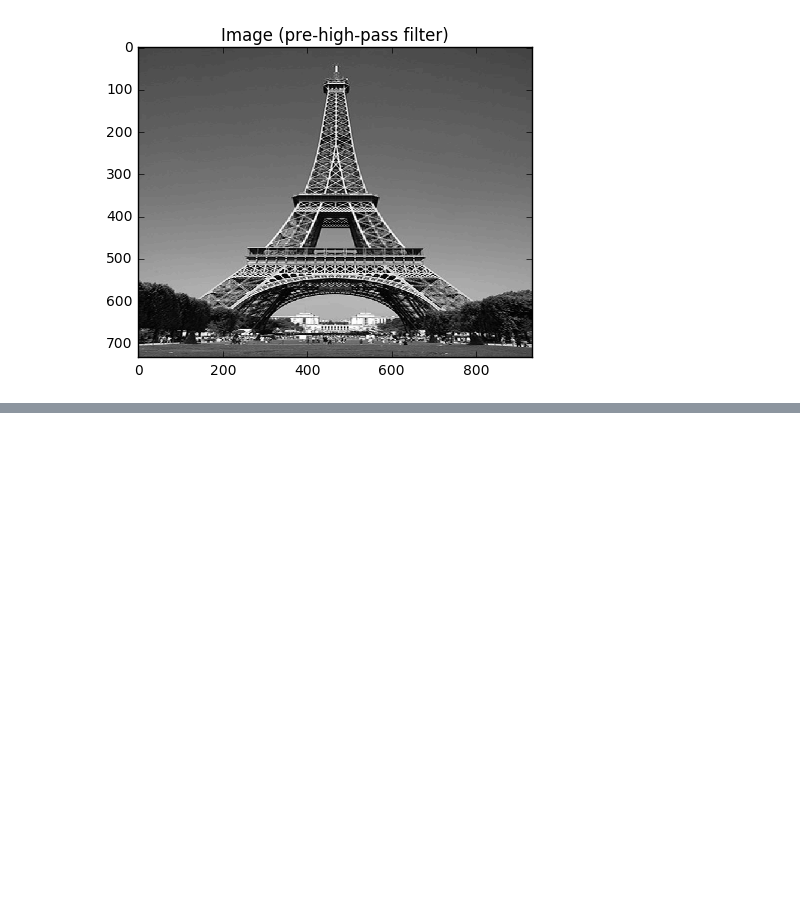
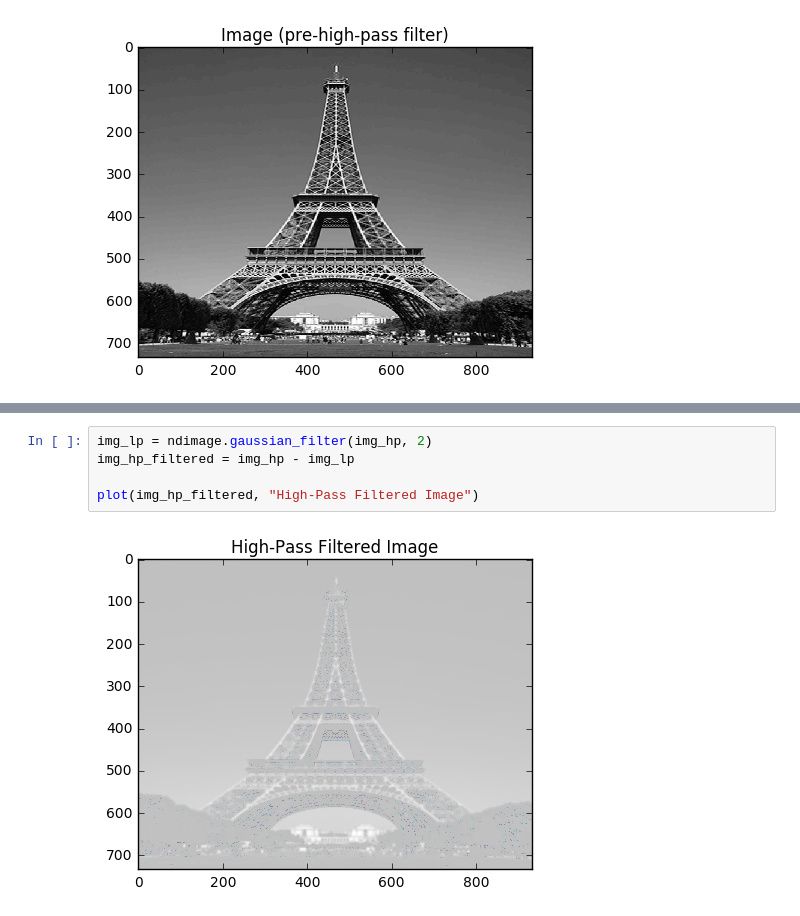
Before and after one commit to mohsaad/tag-dsp, a Jupyter notebook: week-1/advanced/Hybrid Images.ipynb, the cells around one changed output, grey strips where cells are left out. Drawn from its saved outputs; the diff is of its cells as text; blank space fills up the shorter version.

```diff
--- a/week-1/advanced/Hybrid Images.ipynb
+++ b/week-1/advanced/Hybrid Images.ipynb
@@ -81,0 +91,7 @@ plot(img_hp, "Image (pre-high-pass filter)")
+# %%
+img_lp = ndimage.gaussian_filter(img_hp, 2)
+img_hp_filtered = img_hp - img_lp
+
+plot(img_hp_filtered, "High-Pass Filtered Image")
+# %% [output]
+[figure, added]
```
Also changed, not shown: parts of 7 cells of this notebook.
